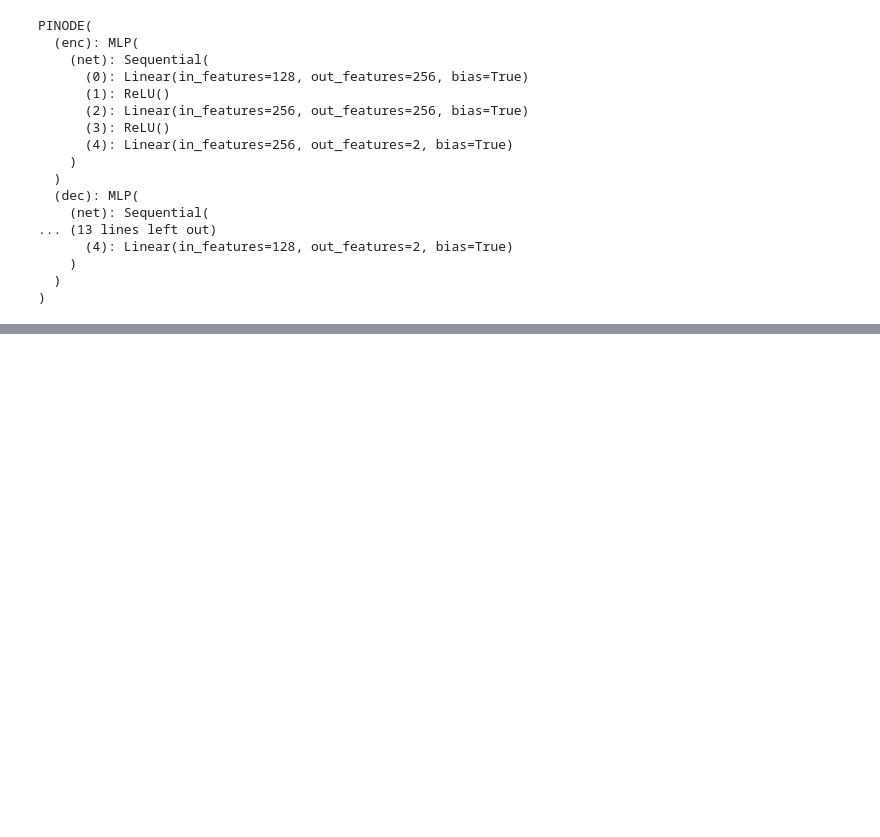
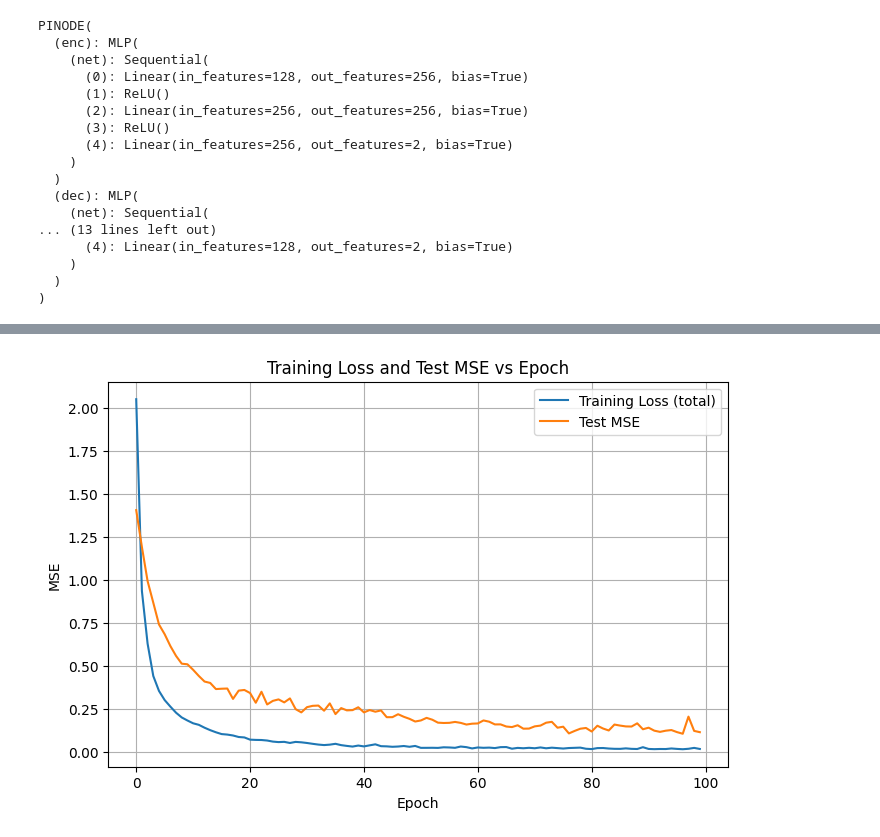
Before and after one commit to jaredlan1/getting_started_with_ML, a Jupyter notebook: Hw6.ipynb, the cells around one changed output, grey strips where cells are left out. Cells and saved outputs as stored; diff of their text form; code cells hidden in the pictures; blank space fills up the shorter version.

```diff
--- a/Hw6.ipynb
+++ b/Hw6.ipynb
@@ -366,0 +388,14 @@ for d in dims:
+# %%
+plt.figure(figsize=(8,5))
+
+plt.plot(train_losses, label="Training Loss (total)")
+plt.plot(test_mses, label="Test MSE")
+
+plt.xlabel("Epoch")
+plt.ylabel("MSE")
+plt.title("Training Loss and Test MSE vs Epoch")
+plt.legend()
+plt.grid(True)
+plt.show()
+# %% [output]
+[figure, added]
```
Also changed, not shown: parts of 12 cells of this notebook.
